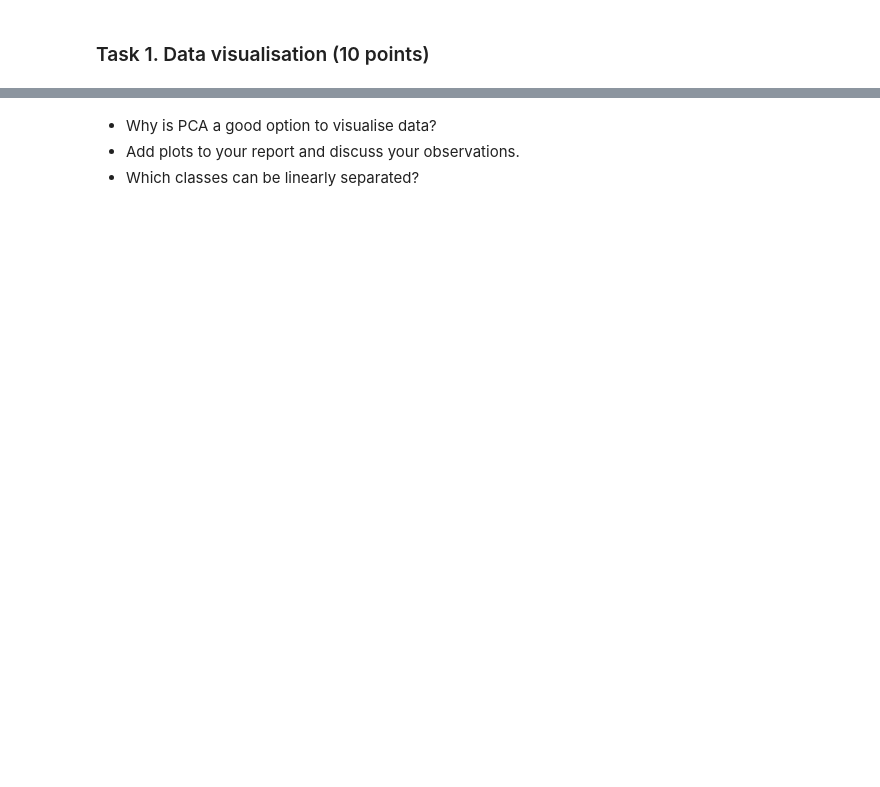
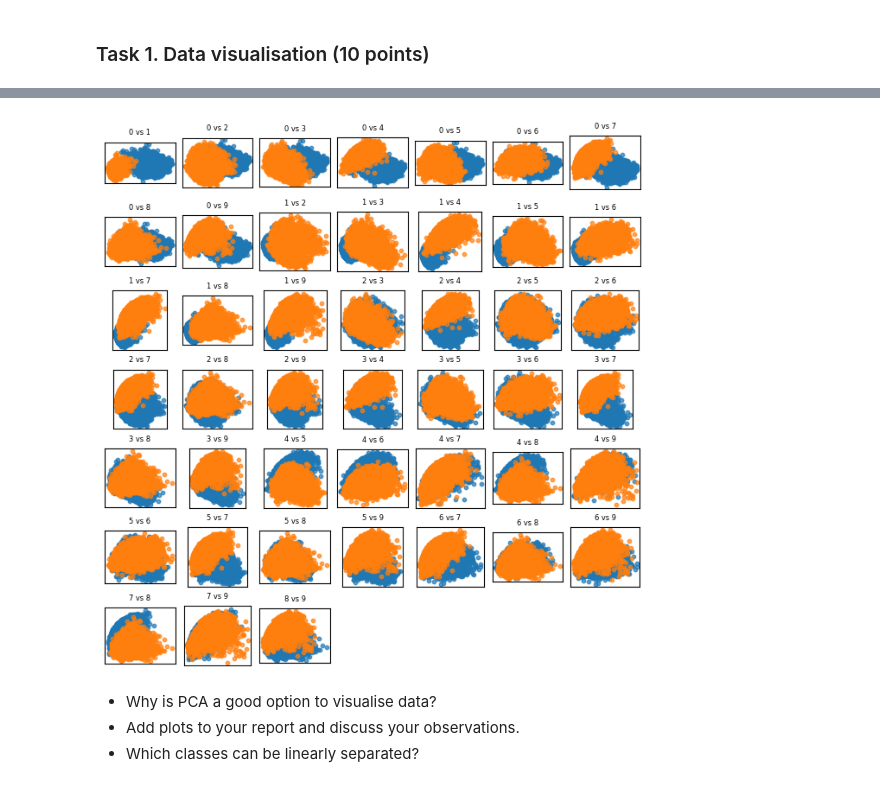
Before and after one commit to Manouil/ffoml, a Jupyter notebook: ga2.ipynb, the cells around one changed output, grey strips where cells are left out. Cells and saved outputs as stored; diff of their text form; code cells hidden in the pictures; blank space fills up the shorter version.

```diff
--- a/ga2.ipynb
+++ b/ga2.ipynb
@@ -39,3 +41,34 @@ Explained variance ratio: [0.09704664 0.07095924]
+# %%
+class_pairs = list(combinations(range(10), 2))
+
+# Create subplots for all class pairs
+fig, axes = plt.subplots(len(class_pairs) // 7 + (len(class_pairs) % 7 != 0), 7, figsize=(8, 8))
+
+axes = axes.flatten()
+
+for idx, (class1, class2) in enumerate(class_pairs):
+    ax = axes[idx]
+
+    # Plot data points for the two classes
+    ax.scatter(x_train_pca[y_train == class1, 0], x_train_pca[y_train == class1, 1], alpha=0.7, s=10, label=f'Class {class1}')
+    ax.scatter(x_train_pca[y_train == class2, 0], x_train_pca[y_train == class2, 1], alpha=0.7, s=10, label=f'Class {class2}')
+
+    ax.set_title(f'{class1} vs {class2}', fontsize=6)
+    ax.set_aspect('equal')  # Make each plot square-shaped
+    ax.set_xticks([])  # Remove x-axis ticks
+    ax.set_yticks([])  # Remove y-axis ticks
+    ax.set_xlabel('')
+    ax.set_ylabel('')
+
+# Remove any empty subplots if number of plots is not a perfect multiple of columns
+for idx in range(len(class_pairs), len(axes)):
+    fig.delaxes(axes[idx])
+
+# Adjust layout for minimal white space
+plt.subplots_adjust(wspace= 0.1, hspace=0.33)
+plt.show()
+# %% [output]
+[figure, added]
 # %% [markdown]
 * Why is PCA a good option to visualise data?
 * Add plots to your report and discuss your observations.
```
Also changed, not shown: parts of 11 cells of this notebook.
